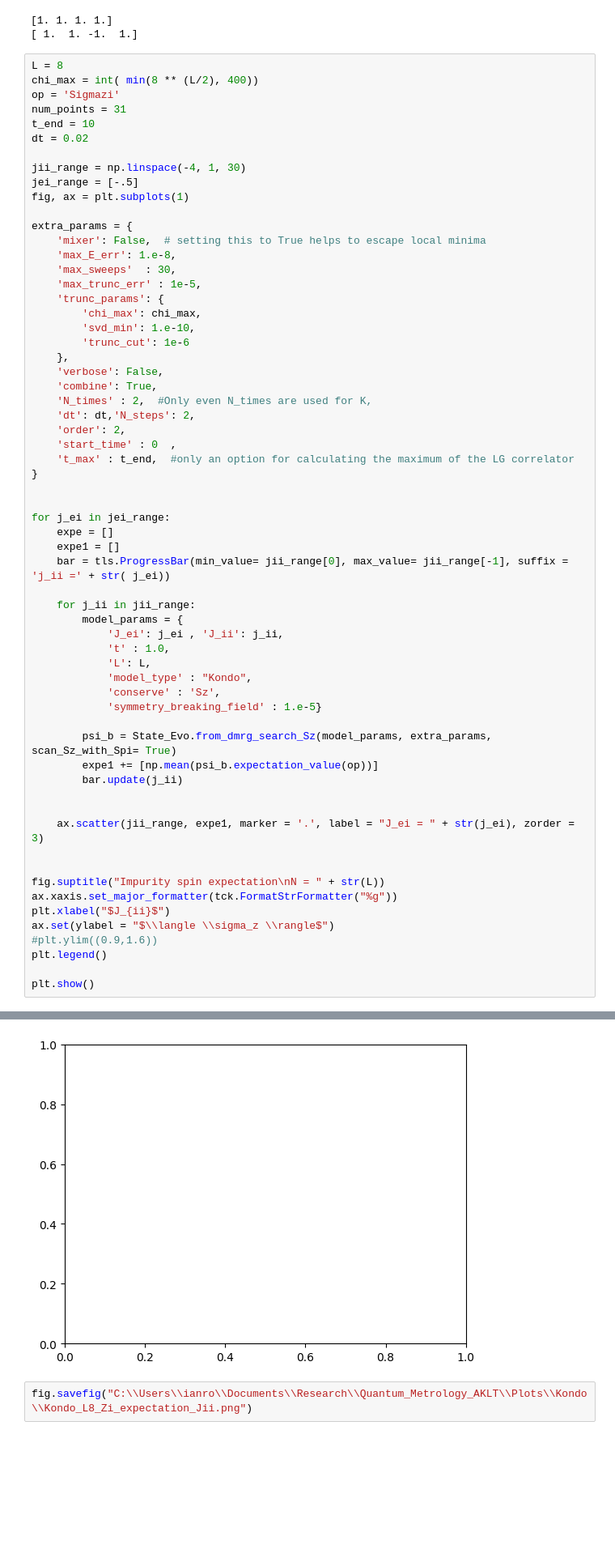
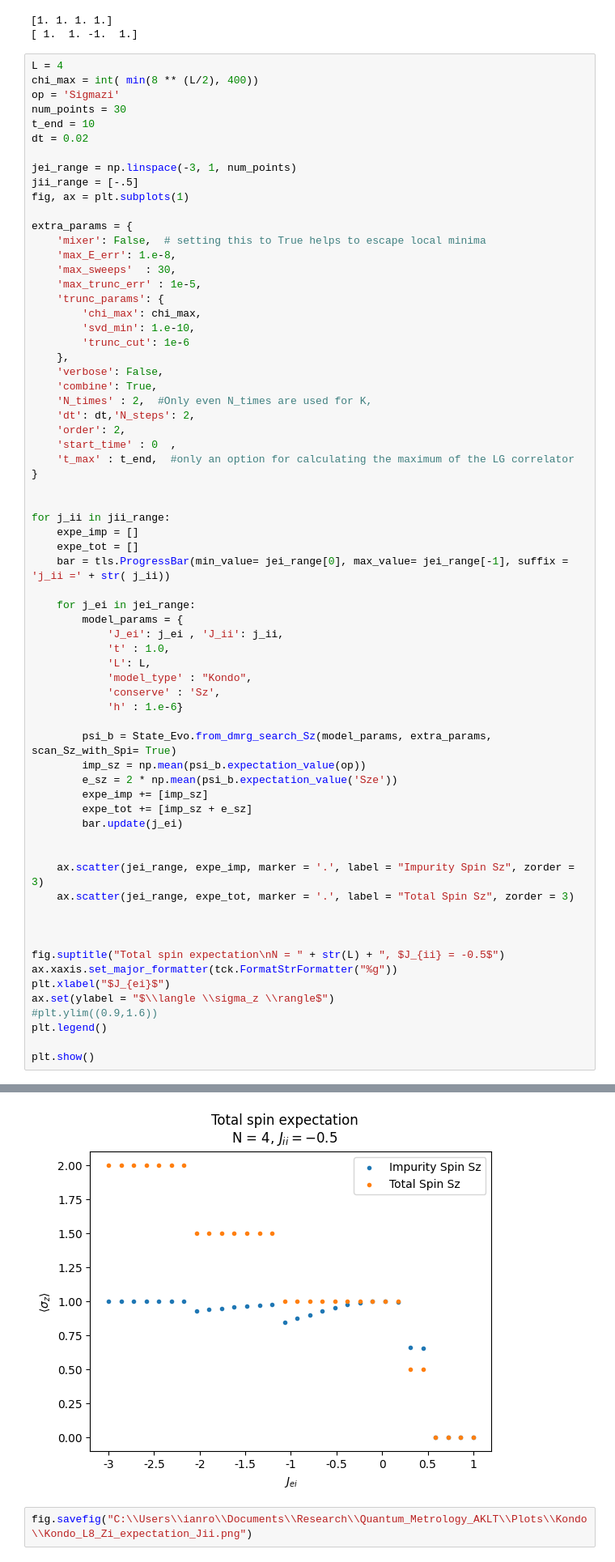
Before and after one commit to IanROsborne/Quantum_Metrology_Fisher_LG, a Jupyter notebook: TFIM/TFI_DMRG_TeNPy.ipynb, the cells around one changed output, grey strips where cells are left out. Shown at 81% size. Cells and saved outputs as stored; diff of their text form; blank space fills up the shorter version.

```diff
--- a/TFIM/TFI_DMRG_TeNPy.ipynb
+++ b/TFIM/TFI_DMRG_TeNPy.ipynb
@@ -149,15 +143,15 @@ print()
 [1. 1. 1. 1.]
 [ 1.  1. -1.  1.]
 # %%
-L = 8
+L = 4
 chi_max = int( min(8 ** (L/2), 400))
 op = 'Sigmazi'
-num_points = 31
+num_points = 30
 t_end = 10
 dt = 0.02
 
-jii_range = np.linspace(-4, 1, 30)
-jei_range = [-.5]
+jei_range = np.linspace(-3, 1, num_points)
+jii_range = [-.5]
 fig, ax = plt.subplots(1)
 
 extra_params = {
@@ -180,31 +174,36 @@ extra_params = {
 }
 
 
-for j_ei in jei_range:
-    expe = []
-    expe1 = []
-    bar = tls.ProgressBar(min_value= jii_range[0], max_value= jii_range[-1], suffix = 'j_ii =' + str( j_ei))
+for j_ii in jii_range:
+    expe_imp = []
+    expe_tot = []
+    bar = tls.ProgressBar(min_value= jei_range[0], max_value= jei_range[-1], suffix = 'j_ii =' + str( j_ii))
 
-    for j_ii in jii_range:
+    for j_ei in jei_range:
         model_params = {
             'J_ei': j_ei , 'J_ii': j_ii,
             't' : 1.0,
             'L': L,
             'model_type' : "Kondo",
             'conserve' : 'Sz',
-            'symmetry_breaking_field' : 1.e-5}
+            'h' : 1.e-6}
 
         psi_b = State_Evo.from_dmrg_search_Sz(model_params, extra_params, scan_Sz_with_Spi= True)
-        expe1 += [np.mean(psi_b.expectation_value(op))]
-        bar.update(j_ii)
+        imp_sz = np.mean(psi_b.expectation_value(op))
+        e_sz = 2 * np.mean(psi_b.expectation_value('Sze'))
+        expe_imp += [imp_sz]
+        expe_tot += [imp_sz + e_sz]
+        bar.update(j_ei)
 
 
-    ax.scatter(jii_range, expe1, marker = '.', label = "J_ei = " + str(j_ei), zorder = 3)
+    ax.scatter(jei_range, expe_imp, marker = '.', label = "Impurity Spin Sz", zorder = 3)
+    ax.scatter(jei_range, expe_tot, marker = '.', label = "Total Spin Sz", zorder = 3)
 
 
-fig.suptitle("Impurity spin expectation\nN = " + str(L))
+
+fig.suptitle("Total spin expectation\nN = " + str(L) + ", $J_{ii} = -0.5$")
 ax.xaxis.set_major_formatter(tck.FormatStrFormatter("%g"))
-plt.xlabel("$J_{ii}$")
+plt.xlabel("$J_{ei}$")
 ax.set(ylabel = "$\\langle \\sigma_z \\rangle$")
 #plt.ylim((0.9,1.6))
 plt.legend()
@@ -216,4 +216,4 @@ ValueError: Requested Sz sector impossible.
-[figure, old version]
+[figure, new version]
 # %%
 fig.savefig("C:\\Users\\ianro\\Documents\\Research\\Quantum_Metrology_AKLT\\Plots\\Kondo\\Kondo_L8_Zi_expectation_Jii.png")
 # %%
```
Also changed, not shown: parts of 19 cells of this notebook, 2 other files.
